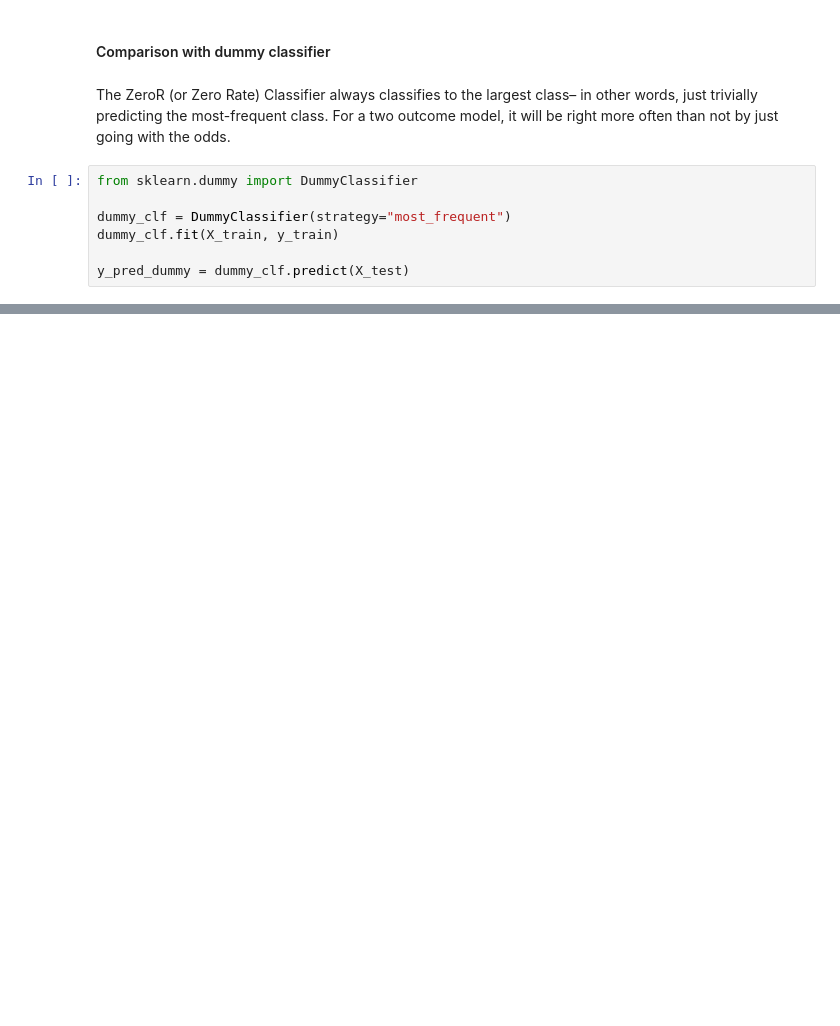
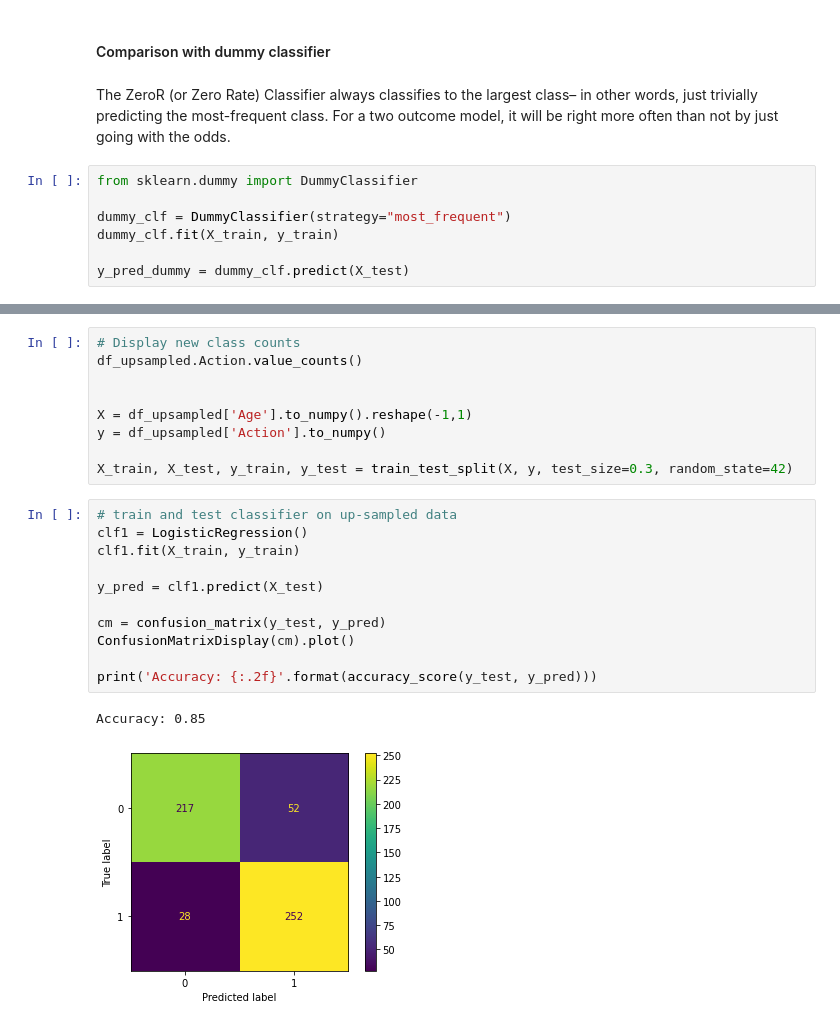
Before and after one commit to MarcoCalbucci/DataAnalytics, a Jupyter notebook: PredictiveModeling/Classification/imbalanced_classes.ipynb, the cells around one changed output, grey strips where cells are left out. Drawn from its saved outputs; the diff is of its cells as text; blank space fills up the shorter version.

```diff
--- a/PredictiveModeling/Classification/imbalanced_classes.ipynb
+++ b/PredictiveModeling/Classification/imbalanced_classes.ipynb
@@ -142,0 +161,23 @@ result_df
+# %%
+# Display new class counts
+df_upsampled.Action.value_counts()
+
+
+X = df_upsampled['Age'].to_numpy().reshape(-1,1)
+y = df_upsampled['Action'].to_numpy()
+
+X_train, X_test, y_train, y_test = train_test_split(X, y, test_size=0.3, random_state=42)
+# %%
+# train and test classifier on up-sampled data
+clf1 = LogisticRegression()
+clf1.fit(X_train, y_train)
+
+y_pred = clf1.predict(X_test)
+
+cm = confusion_matrix(y_test, y_pred)
+ConfusionMatrixDisplay(cm).plot()
+
+print('Accuracy: {:.2f}'.format(accuracy_score(y_test, y_pred)))
+# %% [output]
+Accuracy: 0.85
+[figure, added]
```
Also changed, not shown: parts of 32 cells of this notebook.
